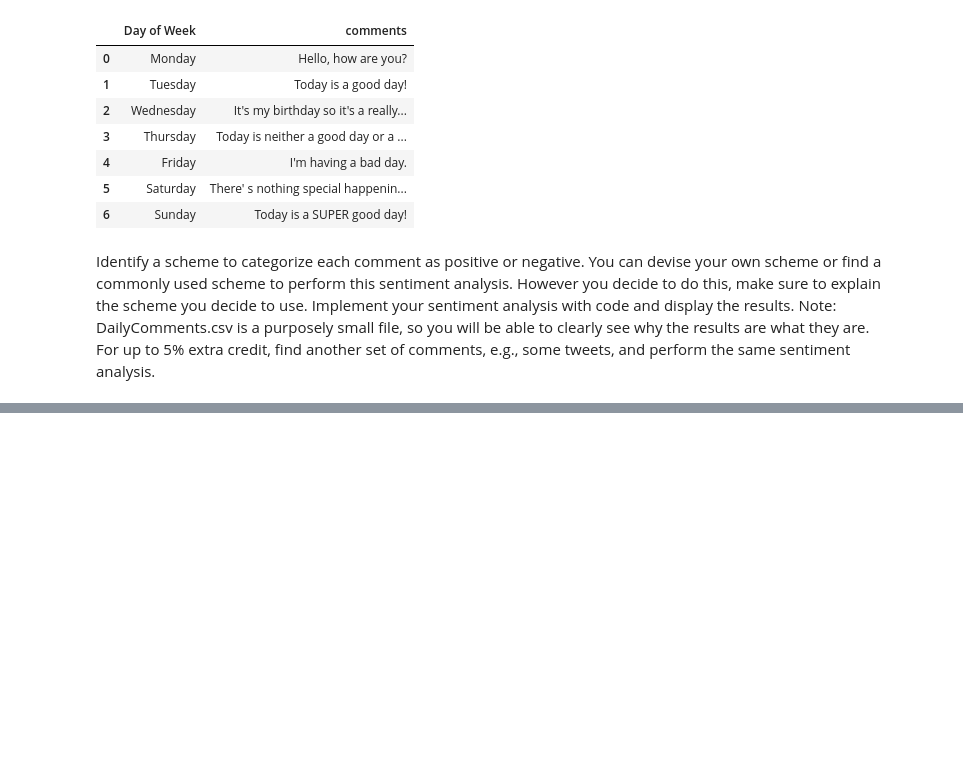
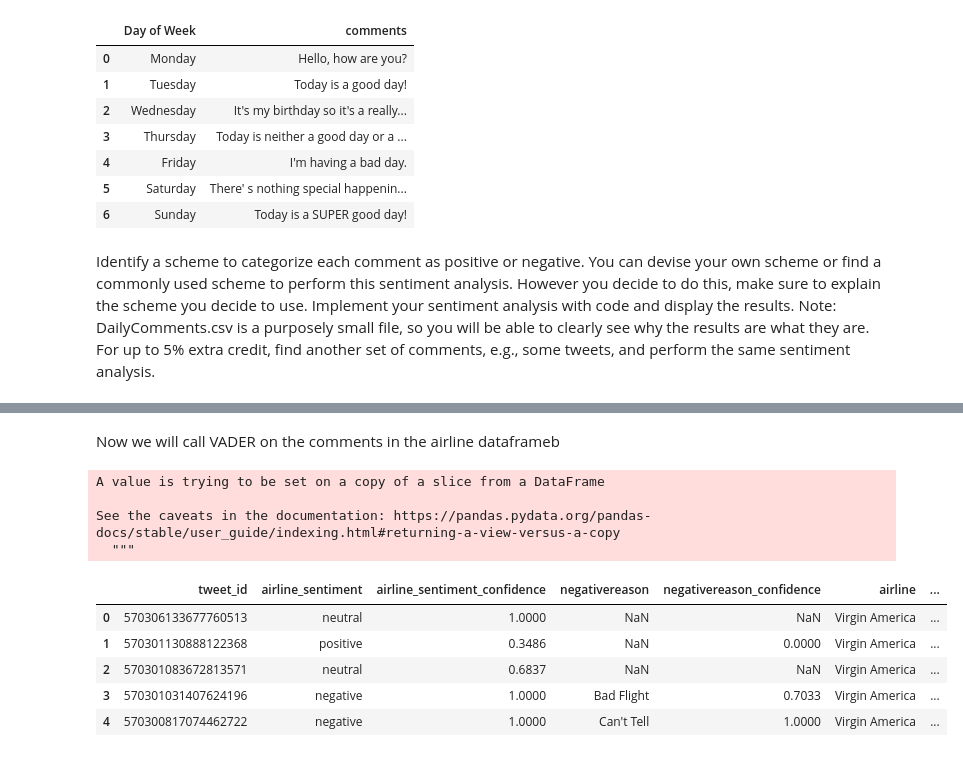
Before and after one commit to ramsey-king/DSC-550-Data-Mining, a Jupyter notebook: Week4/King_Ramsey_Exercise4-2.ipynb, the cells around one changed output, grey strips where cells are left out. Saved outputs shown, nothing was run; the diff lists cells and outputs as text; code cells hidden in the pictures; blank space fills up the shorter version.

```diff
--- a/Week4/King_Ramsey_Exercise4-2.ipynb
+++ b/Week4/King_Ramsey_Exercise4-2.ipynb
@@ -85,9 +45,10 @@ fd.tabulate(3)
 from nltk.sentiment import SentimentIntensityAnalyzer
 sia = SentimentIntensityAnalyzer()
 
-# daily_df['comments'] = daily_df['comments'].str.lower()
-# daily_df['comments'] = daily_df['comments'].str.replace(r'[^\w\s]+', '', regex=True)
+daily_df['Sentiment_Score_SIA'] = daily_df['comments'].apply(sia.polarity_scores)
+for i in range(len(daily_df.comments)):
+    daily_df['Sentiment_Score_SIA'][i] = daily_df['Sentiment_Score_SIA'][i]['compound']
 
-for i in range(len(daily_df.comments)):
-    print(daily_df['comments'][i], sia.polarity_scores(daily_df['comments'][i]))
+daily_df['Sentiment_SIA'] = daily_df['Sentiment_Score_SIA'].apply(categorizer)
+daily_df.head(5)
 # %% [output]
@@ -103,5 +62,0 @@ Textblob and SpaCy
-# %%
-from textblob import TextBlob
-
-blob = daily_df['comments'][0]
-blob.sentiment
@@ -109,0 +63,13 @@ ModuleNotFoundError: No module named 'textblob'
+# %%
+from textblob import TextBlob
+
+sentiment_list = []
+
+for i in range(len(daily_df.comments)):
+    blob = TextBlob(daily_df['comments'][i])
+    sentiment_list.append(blob.sentiment.polarity)
+
+daily_df['Sentiment_Score_TB'] = sentiment_list
+
+daily_df['Sentiment_TB'] = daily_df['Sentiment_Score_TB'].apply(categorizer)
+daily_df.head()
@@ -109,0 +95,22 @@ ModuleNotFoundError: No module named 'textblob'
+# %% [markdown]
+Now we will call VADER on the comments in the airline dataframeb
+# %%
+sia = SentimentIntensityAnalyzer()
+
+airline_df['Sentiment_Score_SIA'] = airline_df['text'].apply(sia.polarity_scores)
+for i in range(len(airline_df.text)):
+    airline_df['Sentiment_Score_SIA'][i] = airline_df['Sentiment_Score_SIA'][i]['compound']
+
+airline_df['Sentiment_SIA'] = airline_df['Sentiment_Score_SIA'].apply(categorizer)
+airline_df.head()
+# %% [output]
+A value is trying to be set on a copy of a slice from a DataFrame
+
+See the caveats in the documentation: https://pandas.pydata.org/pandas-docs/stable/user_guide/indexing.html#returning-a-view-versus-a-copy
+  """
+|  | tweet_id | airline_sentiment | airline_sentiment_confidence | negativereason | negativereason_confidence | airline | ... |
+| 0 | 570306133677760513 | neutral | 1.0000 | NaN | NaN | Virgin America | ... |
+| 1 | 570301130888122368 | positive | 0.3486 | NaN | 0.0000 | Virgin America | ... |
+| 2 | 570301083672813571 | neutral | 0.6837 | NaN | NaN | Virgin America | ... |
+| 3 | 570301031407624196 | negative | 1.0000 | Bad Flight | 0.7033 | Virgin America | ... |
+| 4 | 570300817074462722 | negative | 1.0000 | Can't Tell | 1.0000 | Virgin America | ... |
```
Also changed, not shown: parts of 14 cells of this notebook, 1 other file.
